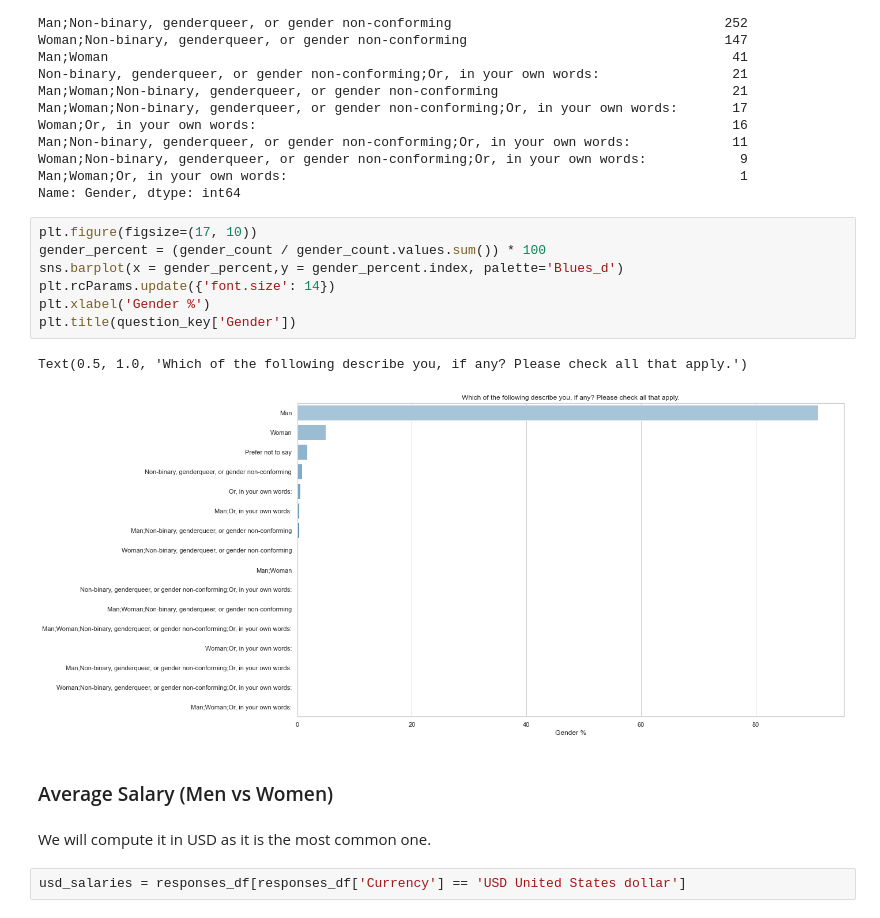
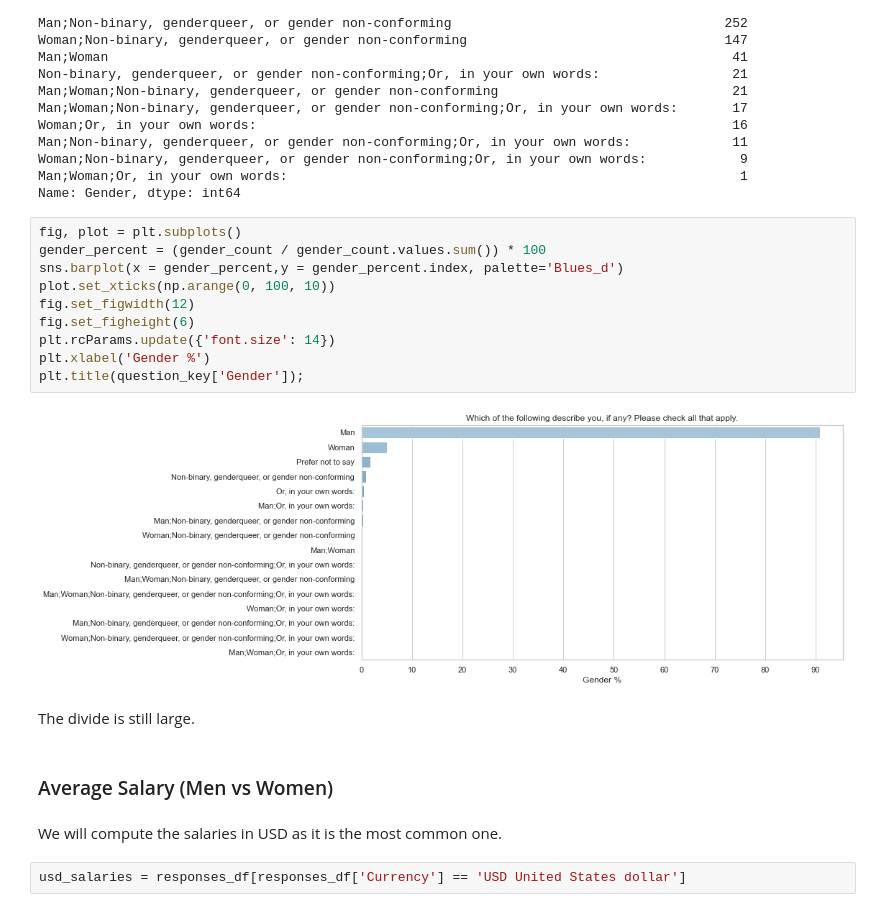
Before and after one commit to Talha0077/Stackoverflow-2021-Survey-EDA, a Jupyter notebook: EDA.ipynb, the cells around one changed output. Drawn from its saved outputs; the diff is of its cells as text.

```diff
--- a/EDA.ipynb
+++ b/EDA.ipynb
@@ -172,19 +156,23 @@ Woman;Non-binary, genderqueer, or gender non-conforming;Or, in your own words:
 Man;Woman;Or, in your own words:                                                          1
 Name: Gender, dtype: int64
 # %%
-plt.figure(figsize=(17, 10))
+fig, plot = plt.subplots()
 gender_percent = (gender_count / gender_count.values.sum()) * 100
 sns.barplot(x = gender_percent,y = gender_percent.index, palette='Blues_d')
+plot.set_xticks(np.arange(0, 100, 10))
+fig.set_figwidth(12)
+fig.set_figheight(6)
 plt.rcParams.update({'font.size': 14})
 plt.xlabel('Gender %')
-plt.title(question_key['Gender'])
+plt.title(question_key['Gender']);
 # %% [output]
-Text(0.5, 1.0, 'Which of the following describe you, if any? Please check all that apply.')
-[figure, old version]
+[figure, new version]
+# %% [markdown]
+The divide is still large.
 # %% [markdown]
 ### Average Salary (Men vs Women)
 # %% [markdown]
-We will compute it in USD as it is the most common one.
+We will compute the salaries in USD as it is the most common one.
 # %%
 usd_salaries = responses_df[responses_df['Currency'] == 'USD United States dollar']
 # %%
```
Also changed, not shown: parts of 27 cells of this notebook.
